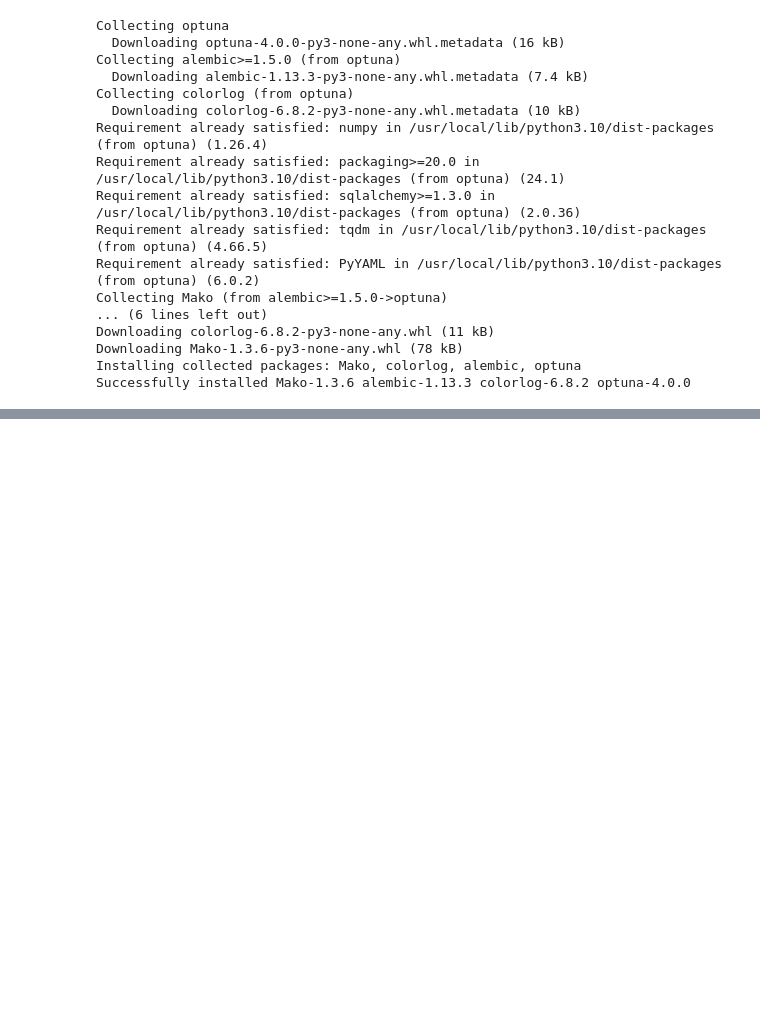
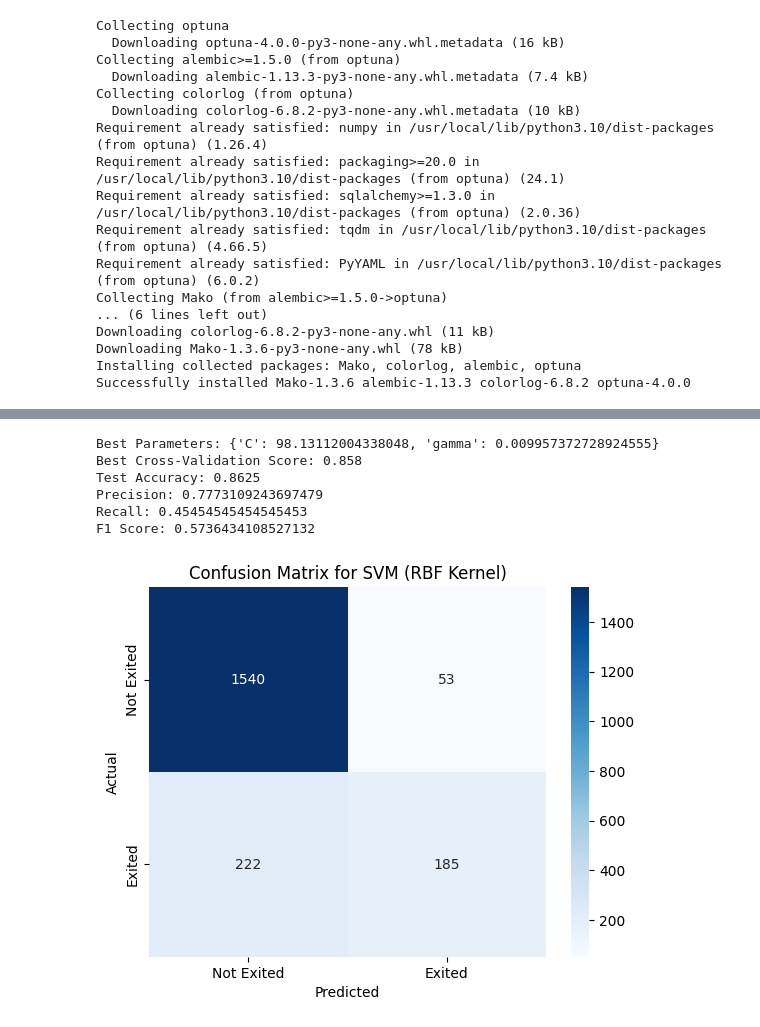
Before and after one commit to manor-s/DS-course-project-4, a Jupyter notebook: Classification_Project_Manor.ipynb, the cells around one changed output, grey strips where cells are left out. Drawn from its saved outputs; the diff is of its cells as text; code cells hidden in the pictures; blank space fills up the shorter version.

```diff
--- a/Classification_Project_Manor.ipynb
+++ b/Classification_Project_Manor.ipynb
@@ -251,0 +359,76 @@ Feature Impact:
+# %%
+# support vector
+
+import optuna
+import logging
+from sklearn.svm import SVC
+from sklearn.pipeline import Pipeline
+from sklearn.preprocessing import StandardScaler
+from sklearn.metrics import accuracy_score, precision_score, recall_score, f1_score, confusion_matrix
+from sklearn.model_selection import cross_val_score
+import seaborn as sns
+import matplotlib.pyplot as plt
+import pandas as pd
+
+# Suppress Optuna's verbose output by setting the logging level to WARNING
+optuna.logging.set_verbosity(optuna.logging.WARNING)
+
+# Define the objective function for Optuna
+def objective(trial):
+  # Define hyperparameters to tune
+  C = trial.suggest_float('C', 1e-4, 1e2, log=True)  # Regularization strength
+  gamma = trial.suggest_float('gamma', 1e-4, 1e1, log=True)  # Kernel coefficient
+
+  # Create a pipeline with scaling and SVC
+  model = Pipeline([
+      ('scaler', StandardScaler()),
+      ('svc', SVC(C=C, gamma=gamma, kernel='rbf', random_state=42))
+  ])
+
+  # Perform cross-validation and return the mean accuracy score
+  score = cross_val_score(model, X_train, y_train, cv=5, scoring='accuracy').mean()
+  return score
+
+# Create the Optuna study and optimize
+study = optuna.create_study(direction='maximize')
+study.optimize(objective, n_trials=50)
+
+# Print the best parameters and best score
+print("Best Parameters:", study.best_params)
+print("Best Cross-Validation Score:", study.best_value)
+
+# Train the final model with the best parameters
+best_model = Pipeline([
+    ('scaler', StandardScaler()),
+    ('svc', SVC(**study.best_params, kernel='rbf', random_state=42))
+])
+best_model.fit(X_train, y_train)
+
+# Evaluate on the test set
+y_pred = best_model.predict(X_test)
+accuracy = accuracy_score(y_test, y_pred)
+precision = precision_score(y_test, y_pred)
+recall = recall_score(y_test, y_pred)
+f1 = f1_score(y_test, y_pred)
+
+# Print evaluation results
+print("Test Accuracy:", accuracy)
+print("Precision:", precision)
+print("Recall:", recall)
+print("F1 Score:", f1)
+
+# Confusion Matrix
+cm = confusion_matrix(y_test, y_pred)
+sns.heatmap(cm, annot=True, fmt='d', cmap='Blues', xticklabels=['Not Exited', 'Exited'], yticklabels=['Not Exited', 'Exited'])
+plt.xlabel('Predicted')
+plt.ylabel('Actual')
+plt.title('Confusion Matrix for SVM (RBF Kernel)')
+plt.show()
+# %% [output]
+Best Parameters: {'C': 98.13112004338048, 'gamma': 0.009957372728924555}
+Best Cross-Validation Score: 0.858
+Test Accuracy: 0.8625
+Precision: 0.7773109243697479
+Recall: 0.45454545454545453
+F1 Score: 0.5736434108527132
+[figure, added]
```
Also changed, not shown: parts of 3 cells of this notebook.
